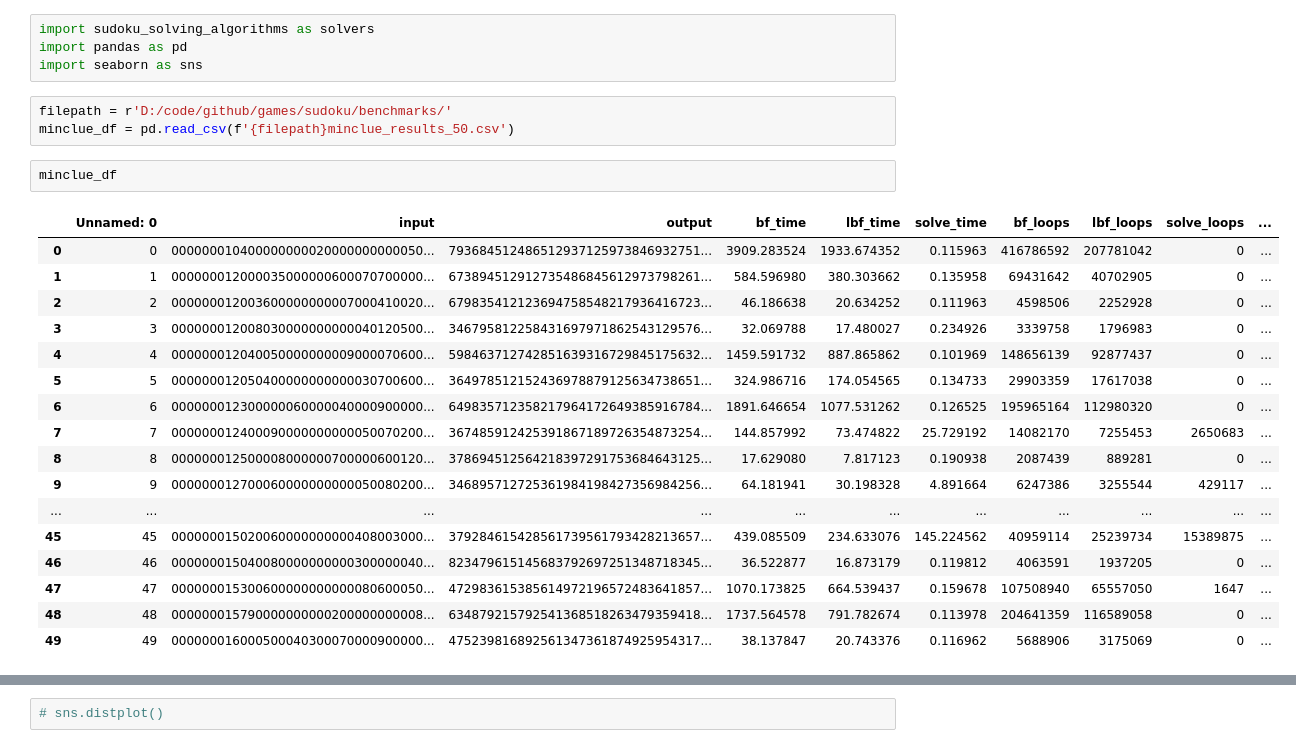
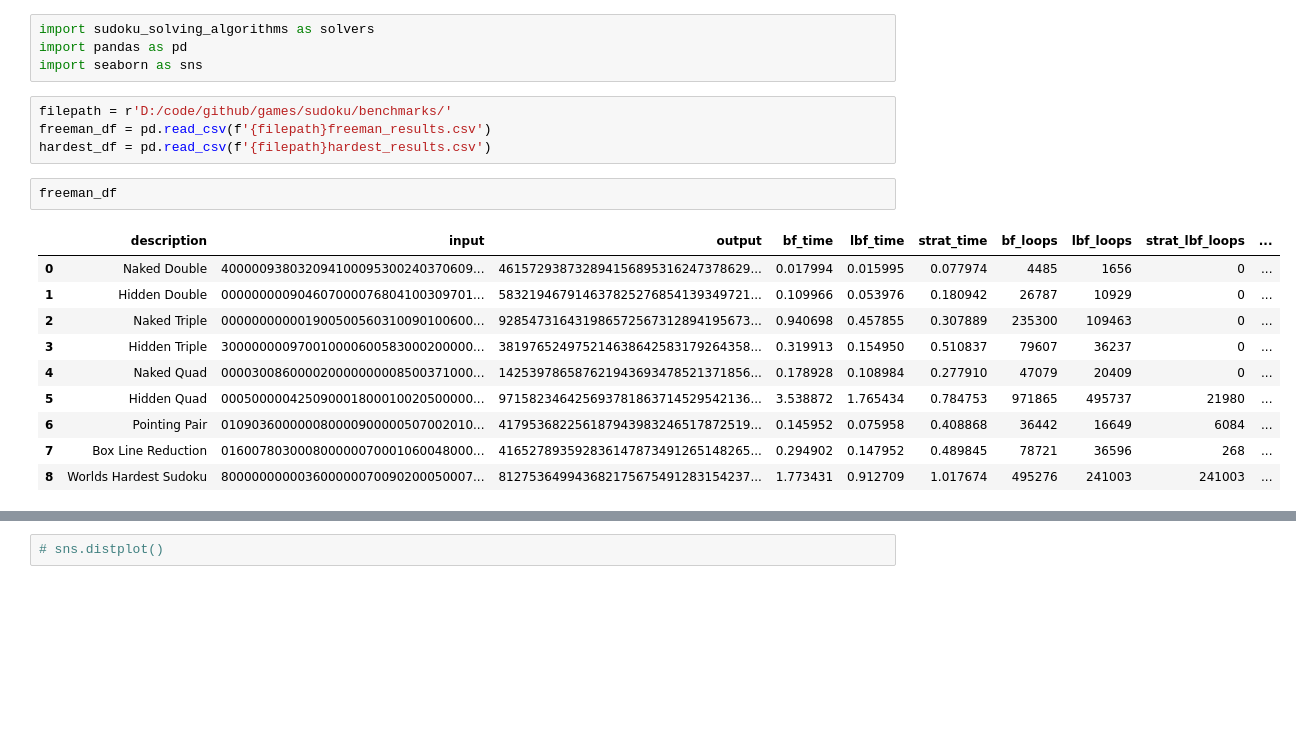
Before and after one commit to evan-freeman/games, a Jupyter notebook: sudoku/Sudoku Data Exploration.ipynb, the cells around one changed output, grey strips where cells are left out. Cells and saved outputs as stored; diff of their text form; blank space fills up the shorter version.

```diff
--- a/sudoku/Sudoku Data Exploration.ipynb
+++ b/sudoku/Sudoku Data Exploration.ipynb
@@ -6,25 +6,19 @@ import pandas as pd
 import seaborn as sns
 # %%
 filepath = r'D:/code/github/games/sudoku/benchmarks/'
-minclue_df = pd.read_csv(f'{filepath}minclue_results_50.csv')
+freeman_df = pd.read_csv(f'{filepath}freeman_results.csv')
+hardest_df = pd.read_csv(f'{filepath}hardest_results.csv')
-# %%
-minclue_df
-# %% [output]
-|  | Unnamed: 0 | input | output | bf_time | lbf_time | solve_time | bf_loops | lbf_loops | solve_loops | ... |
-| 0 | 0 | 000000010400000000020000000000050... | 793684512486512937125973846932751... | 3909.283524 | 1933.674352 | 0.115963 | 416786592 | 207781042 | 0 | ... |
-| 1 | 1 | 000000012000035000000600070700000... | 673894512912735486845612973798261... | 584.596980 | 380.303662 | 0.135958 | 69431642 | 40702905 | 0 | ... |
-| 2 | 2 | 000000012003600000000007000410020... | 679835412123694758548217936416723... | 46.186638 | 20.634252 | 0.111963 | 4598506 | 2252928 | 0 | ... |
-| 3 | 3 | 000000012008030000000000040120500... | 346795812258431697971862543129576... | 32.069788 | 17.480027 | 0.234926 | 3339758 | 1796983 | 0 | ... |
-| 4 | 4 | 000000012040050000000009000070600... | 598463712742851639316729845175632... | 1459.591732 | 887.865862 | 0.101969 | 148656139 | 92877437 | 0 | ... |
-| 5 | 5 | 000000012050400000000000030700600... | 364978512152436978879125634738651... | 324.986716 | 174.054565 | 0.134733 | 29903359 | 17617038 | 0 | ... |
-| 6 | 6 | 000000012300000060000040000900000... | 649835712358217964172649385916784... | 1891.646654 | 1077.531262 | 0.126525 | 195965164 | 112980320 | 0 | ... |
-| 7 | 7 | 000000012400090000000000050070200... | 367485912425391867189726354873254... | 144.857992 | 73.474822 | 25.729192 | 14082170 | 7255453 | 2650683 | ... |
-| 8 | 8 | 000000012500008000000700000600120... | 378694512564218397291753684643125... | 17.629080 | 7.817123 | 0.190938 | 2087439 | 889281 | 0 | ... |
-| 9 | 9 | 000000012700060000000000050080200... | 346895712725361984198427356984256... | 64.181941 | 30.198328 | 4.891664 | 6247386 | 3255544 | 429117 | ... |
-| ... | ... | ... | ... | ... | ... | ... | ... | ... | ... | ... |
-| 45 | 45 | 000000015020060000000000408003000... | 379284615428561739561793428213657... | 439.085509 | 234.633076 | 145.224562 | 40959114 | 25239734 | 15389875 | ... |
-| 46 | 46 | 000000015040080000000000300000040... | 823479615145683792697251348718345... | 36.522877 | 16.873179 | 0.119812 | 4063591 | 1937205 | 0 | ... |
-| 47 | 47 | 000000015300600000000000080600050... | 472983615385614972196572483641857... | 1070.173825 | 664.539437 | 0.159678 | 107508940 | 65557050 | 1647 | ... |
-| 48 | 48 | 000000015790000000000200000000008... | 634879215792541368518263479359418... | 1737.564578 | 791.782674 | 0.113978 | 204641359 | 116589058 | 0 | ... |
-| 49 | 49 | 000000016000500040300070000900000... | 475239816892561347361874925954317... | 38.137847 | 20.743376 | 0.116962 | 5688906 | 3175069 | 0 | ... |
+# %%
+freeman_df
+# %% [output]
+|  | description | input | output | bf_time | lbf_time | strat_time | bf_loops | lbf_loops | strat_lbf_loops | ... |
+| 0 | Naked Double | 400000938032094100095300240370609... | 461572938732894156895316247378629... | 0.017994 | 0.015995 | 0.077974 | 4485 | 1656 | 0 | ... |
+| 1 | Hidden Double | 000000000904607000076804100309701... | 583219467914637825276854139349721... | 0.109966 | 0.053976 | 0.180942 | 26787 | 10929 | 0 | ... |
+| 2 | Naked Triple | 000000000001900500560310090100600... | 928547316431986572567312894195673... | 0.940698 | 0.457855 | 0.307889 | 235300 | 109463 | 0 | ... |
+| 3 | Hidden Triple | 300000000970010000600583000200000... | 381976524975214638642583179264358... | 0.319913 | 0.154950 | 0.510837 | 79607 | 36237 | 0 | ... |
+| 4 | Naked Quad | 000030086000020000000008500371000... | 142539786587621943693478521371856... | 0.178928 | 0.108984 | 0.277910 | 47079 | 20409 | 0 | ... |
+| 5 | Hidden Quad | 000500000425090001800010020500000... | 971582346425693781863714529542136... | 3.538872 | 1.765434 | 0.784753 | 971865 | 495737 | 21980 | ... |
+| 6 | Pointing Pair | 010903600000080000900000507002010... | 417953682256187943983246517872519... | 0.145952 | 0.075958 | 0.408868 | 36442 | 16649 | 6084 | ... |
+| 7 | Box Line Reduction | 016007803000800000070001060048000... | 416527893592836147873491265148265... | 0.294902 | 0.147952 | 0.489845 | 78721 | 36596 | 268 | ... |
+| 8 | Worlds Hardest Sudoku | 800000000003600000070090200050007... | 812753649943682175675491283154237... | 1.773431 | 0.912709 | 1.017674 | 495276 | 241003 | 241003 | ... |
 # %%
```
Also changed, not shown: parts of 8 cells of this notebook, 3 other files.
